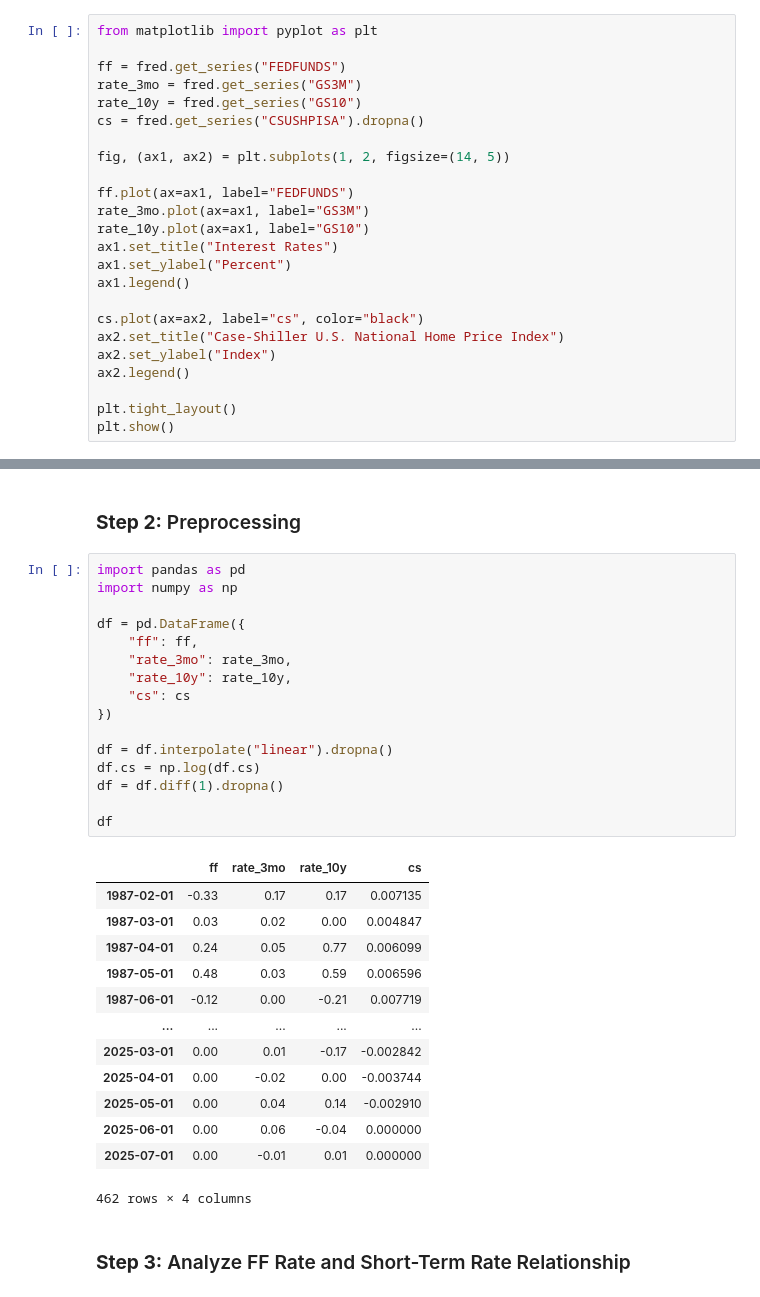
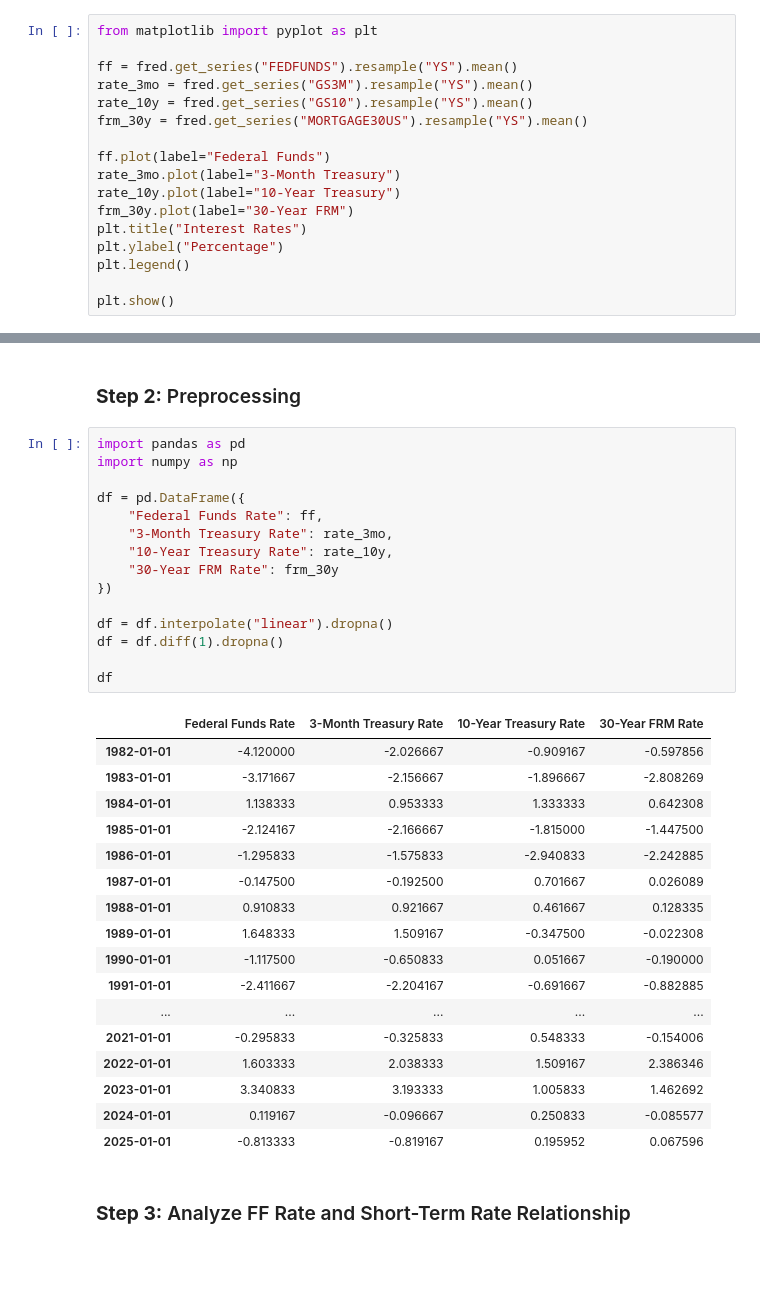
Before and after one commit to ericleonen/from-fed-funds-to-mortgages, a Jupyter notebook: main.ipynb, the cells around one changed output, grey strips where cells are left out. Saved outputs shown, nothing was run; the diff lists cells and outputs as text; blank space fills up the shorter version.

```diff
--- a/main.ipynb
+++ b/main.ipynb
@@ -11,25 +11,18 @@ fred = Fred(api_key=os.getenv("FRED_API_KEY"))
 # %%
 from matplotlib import pyplot as plt
 
-ff = fred.get_series("FEDFUNDS")
-rate_3mo = fred.get_series("GS3M")
-rate_10y = fred.get_series("GS10")
-cs = fred.get_series("CSUSHPISA").dropna()
+ff = fred.get_series("FEDFUNDS").resample("YS").mean()
+rate_3mo = fred.get_series("GS3M").resample("YS").mean()
+rate_10y = fred.get_series("GS10").resample("YS").mean()
+frm_30y = fred.get_series("MORTGAGE30US").resample("YS").mean()
 
-fig, (ax1, ax2) = plt.subplots(1, 2, figsize=(14, 5))
+ff.plot(label="Federal Funds")
+rate_3mo.plot(label="3-Month Treasury")
+rate_10y.plot(label="10-Year Treasury")
+frm_30y.plot(label="30-Year FRM")
+plt.title("Interest Rates")
+plt.ylabel("Percentage")
+plt.legend()
 
-ff.plot(ax=ax1, label="FEDFUNDS")
-rate_3mo.plot(ax=ax1, label="GS3M")
-rate_10y.plot(ax=ax1, label="GS10")
-ax1.set_title("Interest Rates")
-ax1.set_ylabel("Percent")
-ax1.legend()
-
-cs.plot(ax=ax2, label="cs", color="black")
-ax2.set_title("Case-Shiller U.S. National Home Price Index")
-ax2.set_ylabel("Index")
-ax2.legend()
-
-plt.tight_layout()
 plt.show()
 # %% [output]
@@ -39,33 +32,36 @@ plt.show()
 # %%
 import pandas as pd
 import numpy as np
 
 df = pd.DataFrame({
-    "ff": ff,
-    "rate_3mo": rate_3mo,
-    "rate_10y": rate_10y,
-    "cs": cs
+    "Federal Funds Rate": ff,
+    "3-Month Treasury Rate": rate_3mo,
+    "10-Year Treasury Rate": rate_10y,
+    "30-Year FRM Rate": frm_30y
 })
 
 df = df.interpolate("linear").dropna()
-df.cs = np.log(df.cs)
 df = df.diff(1).dropna()
 
 df
 # %% [output]
-|  | ff | rate_3mo | rate_10y | cs |
-| 1987-02-01 | -0.33 | 0.17 | 0.17 | 0.007135 |
-| 1987-03-01 | 0.03 | 0.02 | 0.00 | 0.004847 |
-| 1987-04-01 | 0.24 | 0.05 | 0.77 | 0.006099 |
-| 1987-05-01 | 0.48 | 0.03 | 0.59 | 0.006596 |
-| 1987-06-01 | -0.12 | 0.00 | -0.21 | 0.007719 |
+|  | Federal Funds Rate | 3-Month Treasury Rate | 10-Year Treasury Rate | 30-Year FRM Rate |
+| 1982-01-01 | -4.120000 | -2.026667 | -0.909167 | -0.597856 |
+| 1983-01-01 | -3.171667 | -2.156667 | -1.896667 | -2.808269 |
+| 1984-01-01 | 1.138333 | 0.953333 | 1.333333 | 0.642308 |
+| 1985-01-01 | -2.124167 | -2.166667 | -1.815000 | -1.447500 |
+| 1986-01-01 | -1.295833 | -1.575833 | -2.940833 | -2.242885 |
+| 1987-01-01 | -0.147500 | -0.192500 | 0.701667 | 0.026089 |
+| 1988-01-01 | 0.910833 | 0.921667 | 0.461667 | 0.128335 |
+| 1989-01-01 | 1.648333 | 1.509167 | -0.347500 | -0.022308 |
+| 1990-01-01 | -1.117500 | -0.650833 | 0.051667 | -0.190000 |
+| 1991-01-01 | -2.411667 | -2.204167 | -0.691667 | -0.882885 |
 | ... | ... | ... | ... | ... |
-| 2025-03-01 | 0.00 | 0.01 | -0.17 | -0.002842 |
-| 2025-04-01 | 0.00 | -0.02 | 0.00 | -0.003744 |
-| 2025-05-01 | 0.00 | 0.04 | 0.14 | -0.002910 |
-| 2025-06-01 | 0.00 | 0.06 | -0.04 | 0.000000 |
-| 2025-07-01 | 0.00 | -0.01 | 0.01 | 0.000000 |
+| 2021-01-01 | -0.295833 | -0.325833 | 0.548333 | -0.154006 |
+| 2022-01-01 | 1.603333 | 2.038333 | 1.509167 | 2.386346 |
+| 2023-01-01 | 3.340833 | 3.193333 | 1.005833 | 1.462692 |
+| 2024-01-01 | 0.119167 | -0.096667 | 0.250833 | -0.085577 |
+| 2025-01-01 | -0.813333 | -0.819167 | 0.195952 | 0.067596 |
-462 rows × 4 columns
 # %% [markdown]
 ### **Step 3:** Analyze FF Rate and Short-Term Rate Relationship
 # %%
```
Also changed, not shown: parts of 12 cells of this notebook, 1 other file.
